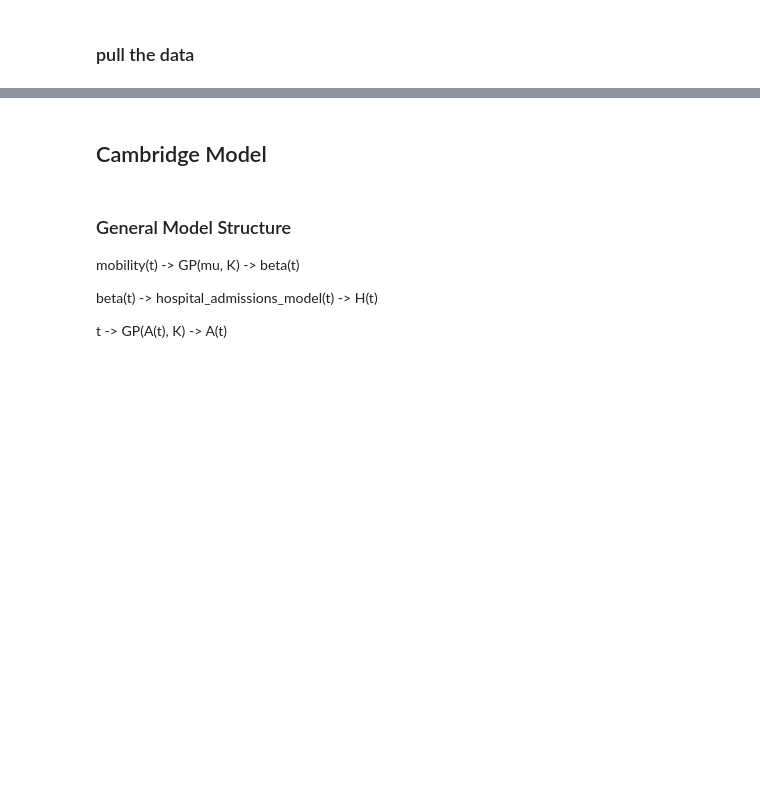
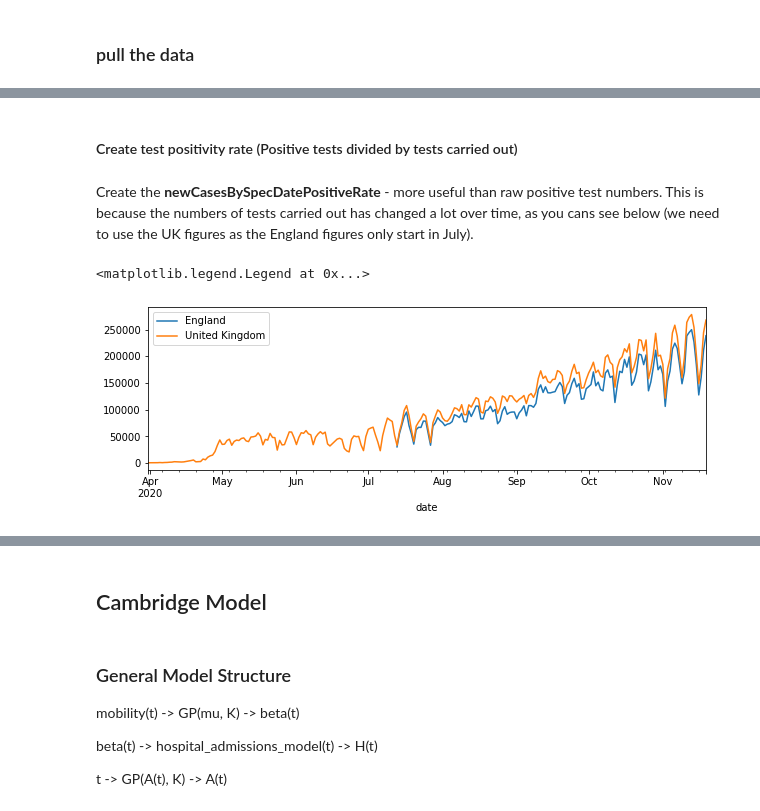
Before and after one commit to SamHollings/covid19_analysis, a Jupyter notebook: Cambridge_CPAS_paper.ipynb, the cells around one changed output, grey strips where cells are left out. Saved outputs shown, nothing was run; the diff lists cells and outputs as text; code cells hidden in the pictures; blank space fills up the shorter version.

```diff
--- a/Cambridge_CPAS_paper.ipynb
+++ b/Cambridge_CPAS_paper.ipynb
@@ -77,0 +53,2 @@ Get the trust level data - the problem is that the historic is on file and the m
+# %%
+covid_data_blob = covid_data.covid_england_data_blob(utla=True, ltla=False)
@@ -77,0 +77,13 @@ Get the trust level data - the problem is that the historic is on file and the m
+# %%
+df_nhs_api_data = pd.concat(list(covid_data_blob.values())[:-2])
+df_nhs_api_data = df_nhs_api_data.assign(date=pd.to_datetime(df_nhs_api_data['date'], format="%Y-%m-%d",errors='coerce')).set_index(['areatype','date', 'name'])
+df_nhs_api_data = df_nhs_api_data[~df_nhs_api_data.code.str.contains("[WSN]")].query("code != 'null'") # remove all scottish welsh and NI records and code IS NULL records
+
+df_code_name_areatype_lookup = df_nhs_api_data.reset_index()[['code','name','areatype']].drop_duplicates().set_index('code') # reference data
+
+df_england_nhse_feed =  df_nhs_api_data.loc['nation',:]#covid_data_blob['england_nhse'].set_index(['date','name']).drop(columns=['areatype','code'])
+df_uk_wide_nhse_feed = df_nhs_api_data.loc['overview',:]#covid_data_blob['uk_nhse'].set_index(['date','name']).drop(columns=['areatype','code'])
+df_nhsregion_nhse_feed = df_nhs_api_data.loc['nhsRegion',:]#covid_data_blob['nhsregion_nhse'].set_index(['date','name']).drop(columns=['areatype','code'])
+df_region_nhse_feed = df_nhs_api_data.loc['region',:]#covid_data_blob['region_nhse'].set_index(['date','name']).drop(columns=['areatype','code'])
+df_utla_nhse_feed = df_nhs_api_data.loc['utla',:]#covid_data_blob['utla_nhse'].set_index(['date','name']).drop(columns=['areatype','code'])
+# df_ltla_nhse_feed = df_nhs_api_data.loc['ltla',:]
@@ -90,6 +99,0 @@ Create the **newCasesBySpecDatePositiveRate** - more useful than raw positive te
-# %%
-df_uk_wide_nhse_feed['newCasesBySpecDatePositiveRate'] = df_uk_wide_nhse_feed.set_index('date')['newCasesByPublishDate'] / df_uk_wide_nhse_feed.set_index('date')['newPillarTwoTestsByPublishDate']
-df_england_nhse_feed['log_newCasesBySpecDatePositiveRate'] = (df_england_nhse_feed.set_index('date')['newCasesByPublishDate']
-                                        .div(df_uk_wide_nhse_feed.set_index('date')['newPillarTwoTestsByPublishDate'],axis=0)
-                                        ).apply(np.log).values
-ax = df_england_nhse_feed.set_index('date')['log_newCasesBySpecDatePositiveRate'].plot(legend=True, figsize=(20,4));
@@ -97,0 +118,11 @@ ax = df_england_nhse_feed.set_index('date')['log_newCasesBySpecDatePositiveRate'
+# %% [markdown]
+#### Create test positivity rate (Positive tests divided by tests carried out)
+# %% [markdown]
+Create the **newCasesBySpecDatePositiveRate** - more useful than raw positive test numbers. This is because the numbers of tests carried out has changed a lot over time, as you cans see below (we need to use the UK figures as the England figures only start in July).
+# %%
+pd.concat([df_uk_wide_nhse_feed,
+           df_england_nhse_feed],axis=0)['newPillarTwoTestsByPublishDate'].unstack().dropna(how='all').plot(figsize=(10,3))
+plt.legend()
+# %% [output]
+<matplotlib.legend.Legend at 0x...>
+[figure, added]
```
Also changed, not shown: parts of 48 cells of this notebook, 7 other files.
